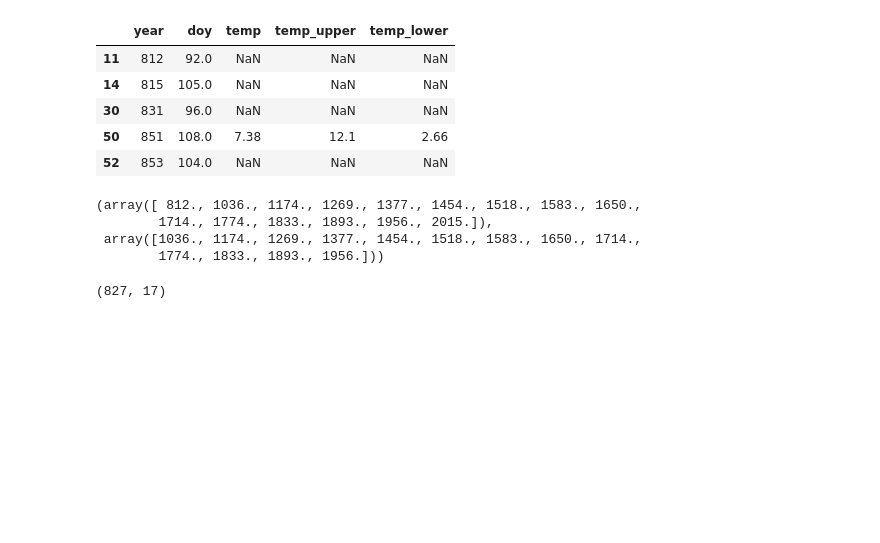
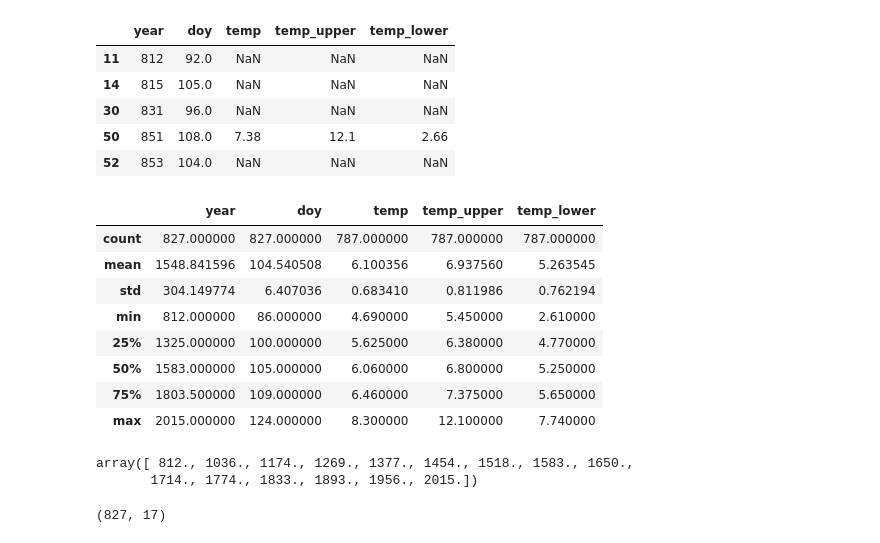
Before and after one commit to nasheqlbrm/blog, a Jupyter notebook: _notebooks/2022-04-10-McElreath-Chapter-4.ipynb, the cells around one changed output. Drawn from its saved outputs; the diff is of its cells as text; code cells hidden in the pictures; blank space fills up the shorter version.

```diff
--- a/_notebooks/2022-04-10-McElreath-Chapter-4.ipynb
+++ b/_notebooks/2022-04-10-McElreath-Chapter-4.ipynb
@@ -449,17 +459,28 @@ d2.head()
 | 30 | 831 | 96.0 | NaN | NaN | NaN |
 | 50 | 851 | 108.0 | 7.38 | 12.1 | 2.66 |
 | 52 | 853 | 104.0 | NaN | NaN | NaN |
+# %%
+#hide
+d2.describe()
+# %% [output]
+|  | year | doy | temp | temp_upper | temp_lower |
+| count | 827.000000 | 827.000000 | 787.000000 | 787.000000 | 787.000000 |
+| mean | 1548.841596 | 104.540508 | 6.100356 | 6.937560 | 5.263545 |
+| std | 304.149774 | 6.407036 | 0.683410 | 0.811986 | 0.762194 |
+| min | 812.000000 | 86.000000 | 4.690000 | 5.450000 | 2.610000 |
+| 25% | 1325.000000 | 100.000000 | 5.625000 | 6.380000 | 4.770000 |
+| 50% | 1583.000000 | 105.000000 | 6.060000 | 6.800000 | 5.250000 |
+| 75% | 1803.500000 | 109.000000 | 6.460000 | 7.375000 | 5.650000 |
+| max | 2015.000000 | 124.000000 | 8.300000 | 12.100000 | 7.740000 |
 # %%
 num_knots = 15
 knot_list = np.quantile(d2.year, np.linspace(0, 1, num_knots))
 # %%
 #collapse
-knot_list, knot_list[1:-1]
+knot_list
 # %% [output]
-(array([ 812., 1036., 1174., 1269., 1377., 1454., 1518., 1583., 1650.,
-        1714., 1774., 1833., 1893., 1956., 2015.]),
- array([1036., 1174., 1269., 1377., 1454., 1518., 1583., 1650., 1714.,
-        1774., 1833., 1893., 1956.]))
+array([ 812., 1036., 1174., 1269., 1377., 1454., 1518., 1583., 1650.,
+       1714., 1774., 1833., 1893., 1956., 2015.])
 # %%
 B = dmatrix(
     "bs(year, knots=knots, degree=3, include_intercept=True) - 1",
```
Also changed, not shown: parts of 17 cells of this notebook.
